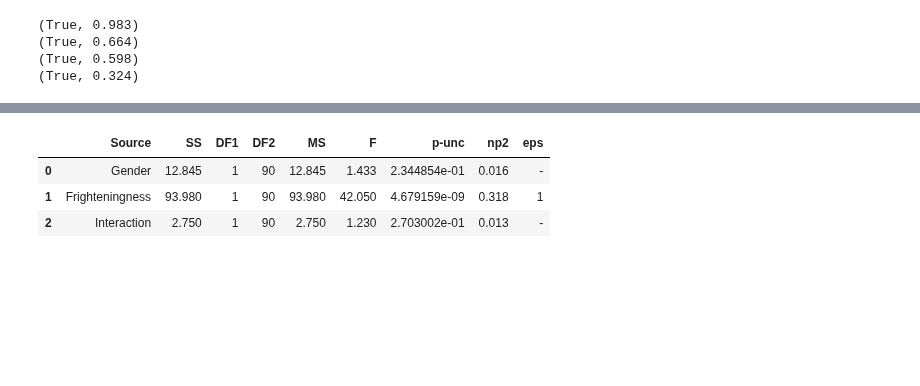
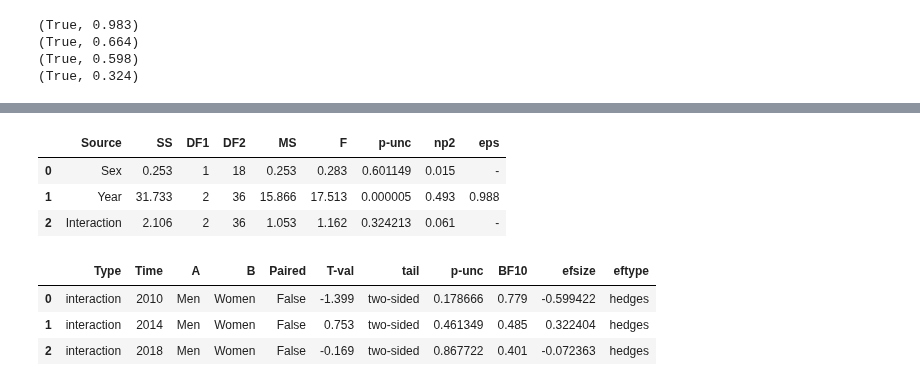
Before and after one commit to raphaelvallat/pingouin, a Jupyter notebook: notebooks/01_ANOVA.ipynb, the cells around one changed output, grey strips where cells are left out. Saved outputs shown, nothing was run; the diff lists cells and outputs as text; code cells hidden in the pictures; blank space fills up the shorter version.

```diff
--- a/notebooks/01_ANOVA.ipynb
+++ b/notebooks/01_ANOVA.ipynb
@@ -124,0 +136,15 @@ df.head()
+# %%
+# Ensure reproducibility of the results
+np.random.seed(123)
+
+# Create three normally-distributed vectors.
+n = 20
+perf2010 = np.random.normal(loc=5, scale=0.8, size=n)     # Mean = 5, standard deviation = 0.8, size = 20
+perf2014 = np.random.normal(loc=4.8, scale=0.8, size=n)   # Mean = 4.8, ...
+perf2018 = np.random.normal(loc=3, scale=0.8, size=n)     # Mean = 3, ...
+
+# Concatenate in a long-format pandas DataFrame
+df = pd.DataFrame({'Memory': np.r_[perf2010, perf2014, perf2018],
+                   'Year': np.repeat(['2010', '2014', '2018'], n),
+                   'Subject': np.tile(np.arange(n), 3)})
+df.head()
@@ -143,0 +244,3 @@ rm_anova(data=df, dv='DesireToKill', within='Frighteningness', subject='Subject'
+# %%
+df['Sex'] = np.tile(np.repeat(['Men', 'Women'], 10), 3)
+df.head()
@@ -144,9 +260,16 @@ rm_anova(data=df, dv='DesireToKill', within='Frighteningness', subject='Subject'
 # %%
 from pingouin import mixed_anova
 
-mixed_anova(data=df, dv='DesireToKill', between='Gender', within='Frighteningness', subject='Subject')
+mixed_anova(data=df, dv='Memory', between='Sex', within='Year', subject='Subject')
 # %% [output]
 |  | Source | SS | DF1 | DF2 | MS | F | p-unc | np2 | eps |
-| 0 | Gender | 12.845 | 1 | 90 | 12.845 | 1.433 | 2.344854e-01 | 0.016 | - |
-| 1 | Frighteningness | 93.980 | 1 | 90 | 93.980 | 42.050 | 4.679159e-09 | 0.318 | 1 |
-| 2 | Interaction | 2.750 | 1 | 90 | 2.750 | 1.230 | 2.703002e-01 | 0.013 | - |
+| 0 | Sex | 0.253 | 1 | 18 | 0.253 | 0.283 | 0.601149 | 0.015 | - |
+| 1 | Year | 31.733 | 2 | 36 | 15.866 | 17.513 | 0.000005 | 0.493 | 0.988 |
+| 2 | Interaction | 2.106 | 2 | 36 | 1.053 | 1.162 | 0.324213 | 0.061 | - |
+# %%
+pairwise_ttests(data=df, dv='Memory', between='Sex', within='Year', subject='Subject', effects='interaction')
+# %% [output]
+|  | Type | Time | A | B | Paired | T-val | tail | p-unc | BF10 | efsize | eftype |
+| 0 | interaction | 2010 | Men | Women | False | -1.399 | two-sided | 0.178666 | 0.779 | -0.599422 | hedges |
+| 1 | interaction | 2014 | Men | Women | False | 0.753 | two-sided | 0.461349 | 0.485 | 0.322404 | hedges |
+| 2 | interaction | 2018 | Men | Women | False | -0.169 | two-sided | 0.867722 | 0.401 | -0.072363 | hedges |
```
Also changed, not shown: parts of 27 cells of this notebook.
